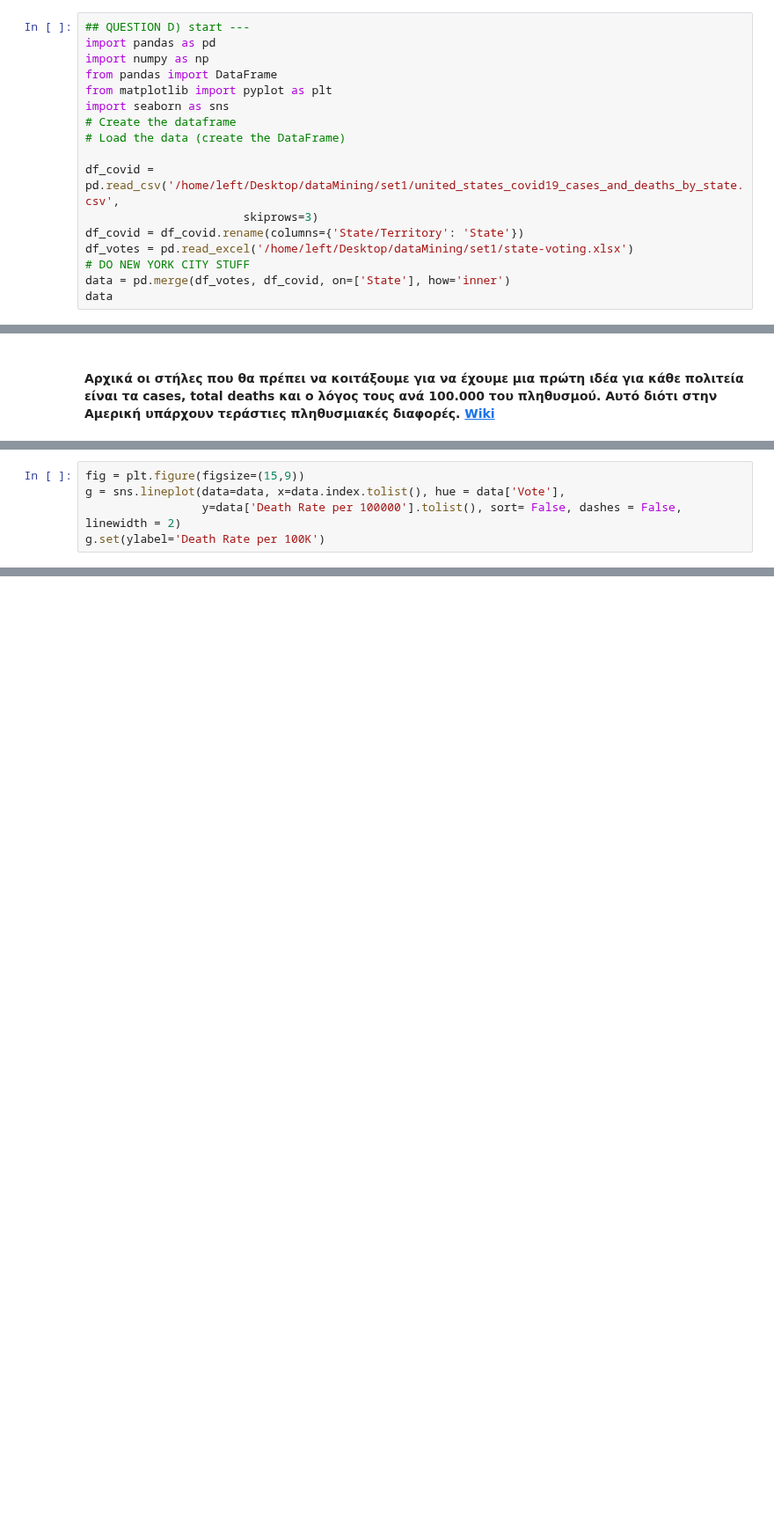
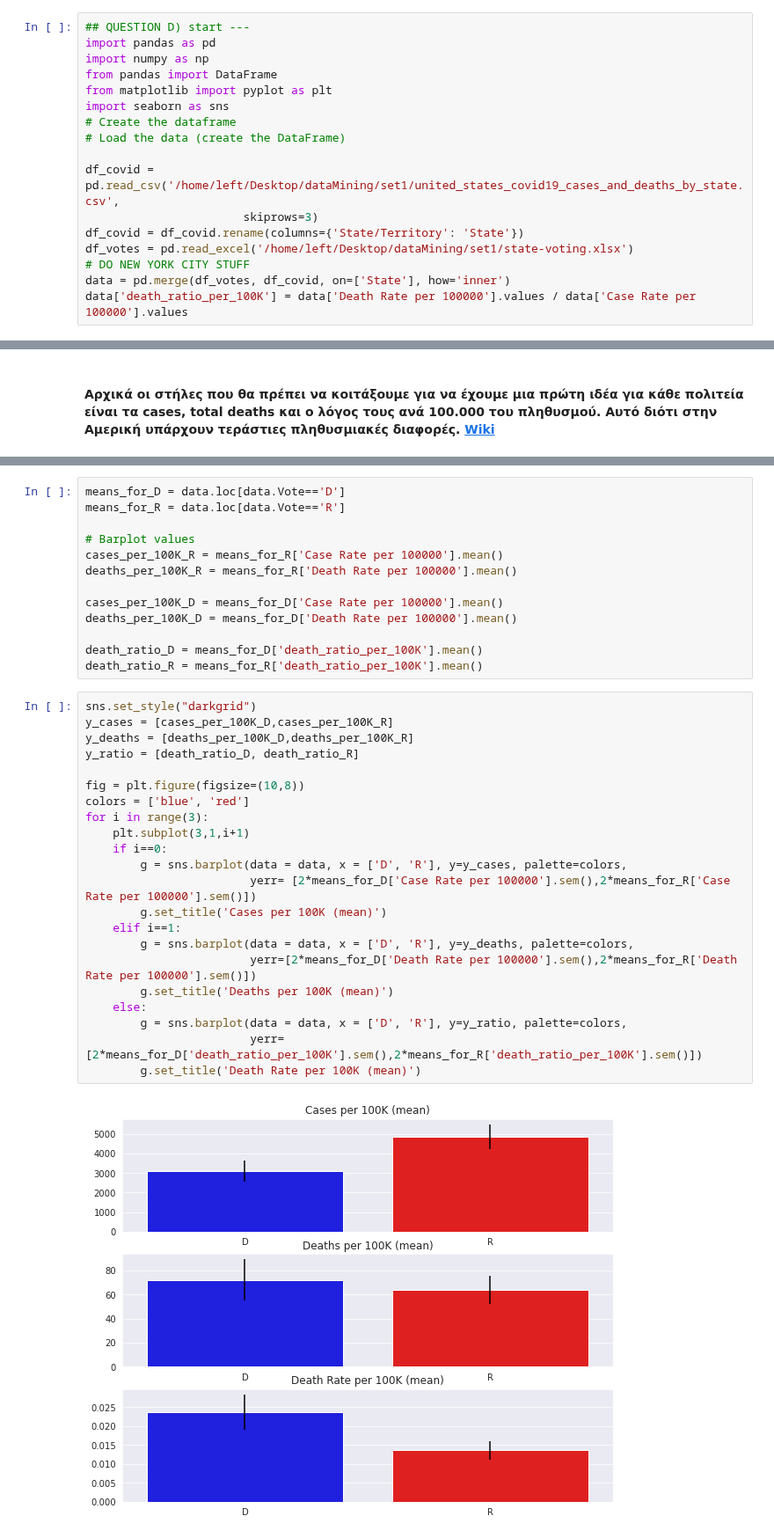
Before and after one commit to lkostakis/data-mining-covid19, a Jupyter notebook: ask4.ipynb, the cells around one changed output, grey strips where cells are left out. Shown at 88% size. Saved outputs shown, nothing was run; the diff lists cells and outputs as text; blank space fills up the shorter version.

```diff
--- a/ask4.ipynb
+++ b/ask4.ipynb
@@ -632,4 +633,4 @@ df_covid = df_covid.rename(columns={'State/Territory': 'State'})
 df_votes = pd.read_excel('/home/left/Desktop/dataMining/set1/state-voting.xlsx')
 # DO NEW YORK CITY STUFF
 data = pd.merge(df_votes, df_covid, on=['State'], how='inner')
-data
+data['death_ratio_per_100K'] = data['Death Rate per 100000'].values / data['Case Rate per 100000'].values
@@ -718,5 +654,0 @@ data
-# %%
-fig = plt.figure(figsize=(15,9))
-g = sns.lineplot(data=data, x=data.index.tolist(), hue = data['Vote'],
-                 y=data['Death Rate per 100000'].tolist(), sort= False, dashes = False, linewidth = 2)
-g.set(ylabel='Death Rate per 100K')
@@ -745,0 +655,37 @@ y_cases
+# %%
+means_for_D = data.loc[data.Vote=='D']
+means_for_R = data.loc[data.Vote=='R']
+
+# Barplot values
+cases_per_100K_R = means_for_R['Case Rate per 100000'].mean()
+deaths_per_100K_R = means_for_R['Death Rate per 100000'].mean()
+
+cases_per_100K_D = means_for_D['Case Rate per 100000'].mean()
+deaths_per_100K_D = means_for_D['Death Rate per 100000'].mean()
+
+death_ratio_D = means_for_D['death_ratio_per_100K'].mean()
+death_ratio_R = means_for_R['death_ratio_per_100K'].mean()
+# %%
+sns.set_style("darkgrid")
+y_cases = [cases_per_100K_D,cases_per_100K_R]
+y_deaths = [deaths_per_100K_D,deaths_per_100K_R]
+y_ratio = [death_ratio_D, death_ratio_R]
+
+fig = plt.figure(figsize=(10,8))
+colors = ['blue', 'red']
+for i in range(3):
+    plt.subplot(3,1,i+1)
+    if i==0:
+        g = sns.barplot(data = data, x = ['D', 'R'], y=y_cases, palette=colors,
+                        yerr= [2*means_for_D['Case Rate per 100000'].sem(),2*means_for_R['Case Rate per 100000'].sem()])
+        g.set_title('Cases per 100K (mean)')
+    elif i==1:
+        g = sns.barplot(data = data, x = ['D', 'R'], y=y_deaths, palette=colors,
+                        yerr=[2*means_for_D['Death Rate per 100000'].sem(),2*means_for_R['Death Rate per 100000'].sem()])
+        g.set_title('Deaths per 100K (mean)')
+    else:
+        g = sns.barplot(data = data, x = ['D', 'R'], y=y_ratio, palette=colors,
+                        yerr=[2*means_for_D['death_ratio_per_100K'].sem(),2*means_for_R['death_ratio_per_100K'].sem()])
+        g.set_title('Death Rate per 100K (mean)')
+# %% [output]
+[figure, added]
```
Also changed, not shown: parts of 16 cells of this notebook.
